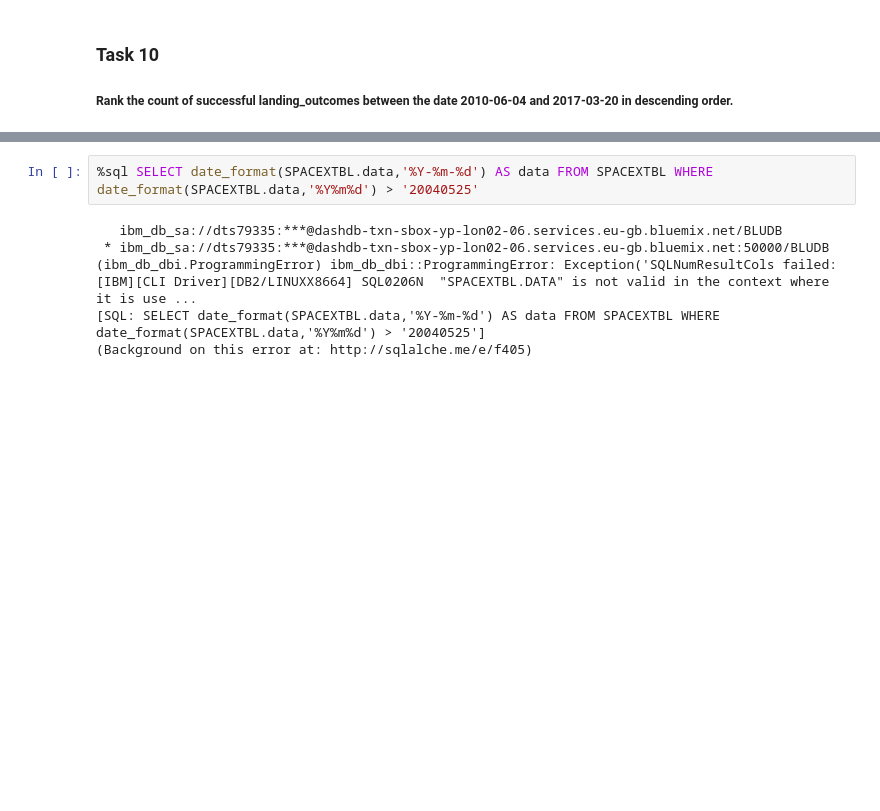
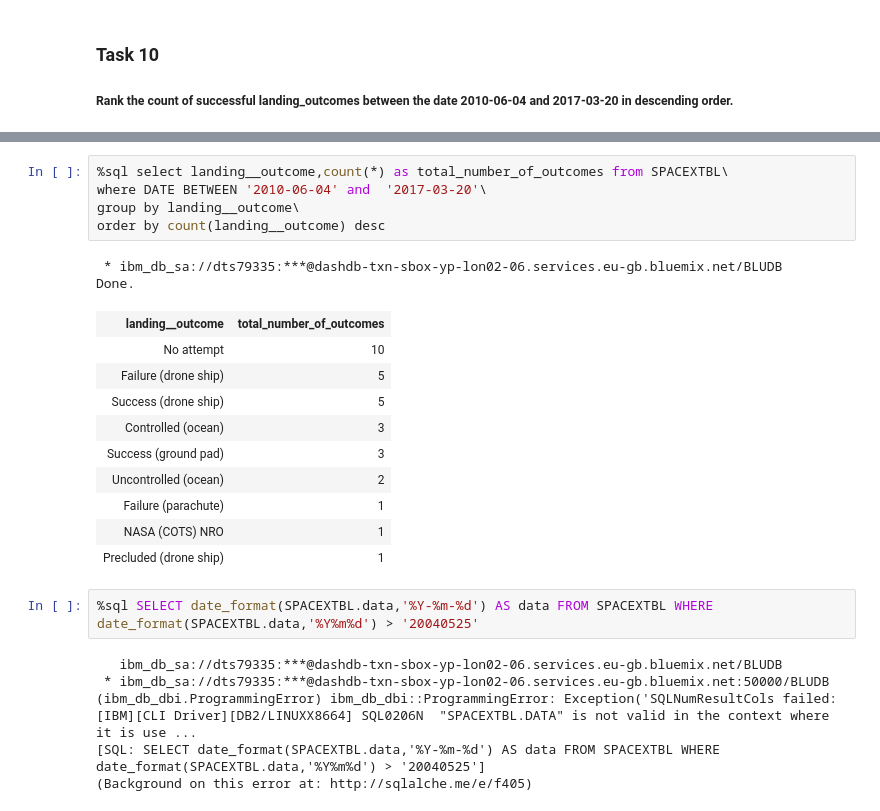
Before and after one commit to Delu992/Coursera_Capstone, a Jupyter notebook: EDA with SQL.ipynb, the cells around one changed output, grey strips where cells are left out. Cells and saved outputs as stored; diff of their text form; blank space fills up the shorter version.

```diff
--- a/EDA with SQL.ipynb
+++ b/EDA with SQL.ipynb
@@ -301,3 +297,21 @@ Done.
+# %%
+%sql select landing__outcome,count(*) as total_number_of_outcomes from SPACEXTBL\
+where DATE BETWEEN '2010-06-04' and  '2017-03-20'\
+group by landing__outcome\
+order by count(landing__outcome) desc
+# %% [output]
+ * ibm_db_sa://dts79335:***@dashdb-txn-sbox-yp-lon02-06.services.eu-gb.bluemix.net/BLUDB
+Done.
+| landing__outcome | total_number_of_outcomes |
+| No attempt | 10 |
+| Failure (drone ship) | 5 |
+| Success (drone ship) | 5 |
+| Controlled (ocean) | 3 |
+| Success (ground pad) | 3 |
+| Uncontrolled (ocean) | 2 |
+| Failure (parachute) | 1 |
+| NASA (COTS) NRO | 1 |
+| Precluded (drone ship) | 1 |
 # %%
 %sql SELECT date_format(SPACEXTBL.data,'%Y-%m-%d') AS data FROM SPACEXTBL WHERE date_format(SPACEXTBL.data,'%Y%m%d') > '20040525'
 # %% [output]
```
Also changed, not shown: parts of 17 cells of this notebook.
